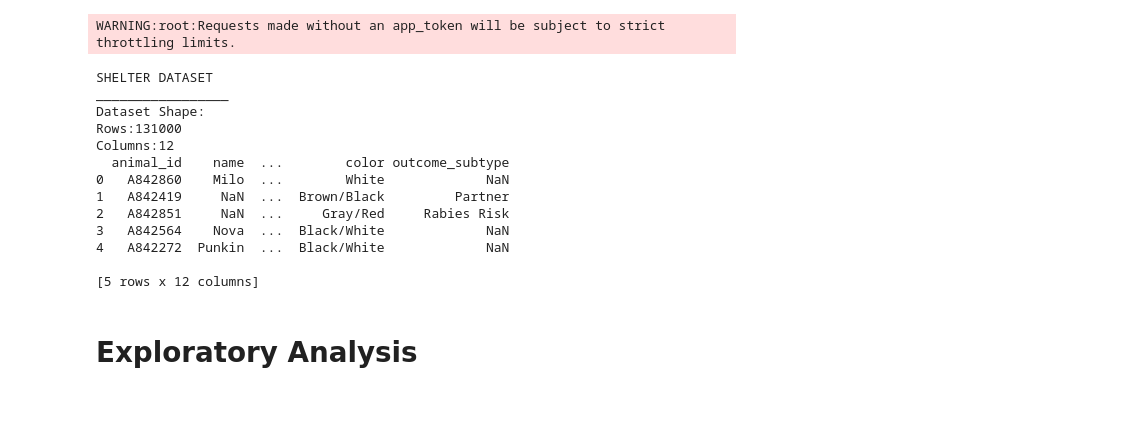
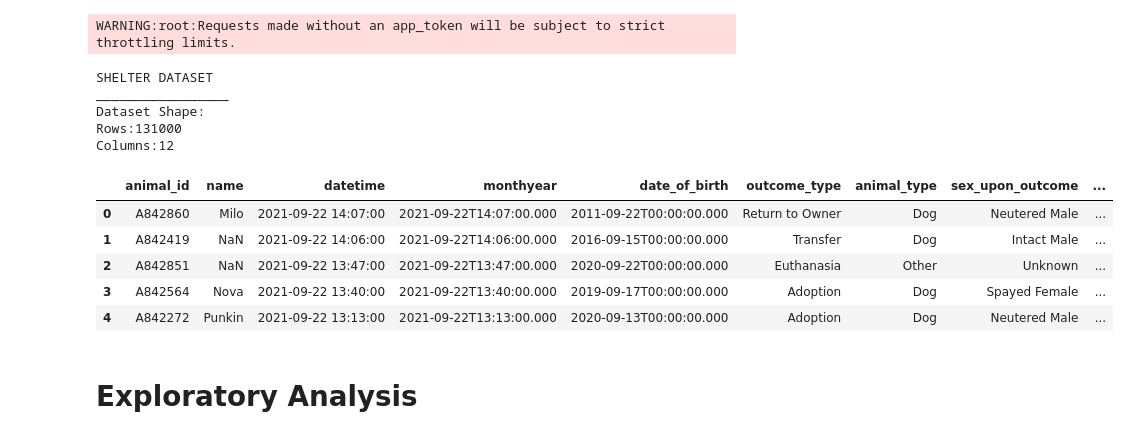
Before and after one commit to paulobueno90/Forecasting-Time-Series-with-Prophet, a Jupyter notebook: Animal_Shelter.ipynb, the cells around one changed output. Saved outputs shown, nothing was run; the diff lists cells and outputs as text; code cells hidden in the pictures; blank space fills up the shorter version.

```diff
--- a/Animal_Shelter.ipynb
+++ b/Animal_Shelter.ipynb
@@ -67,35 +81,33 @@ sns.set_theme(style="whitegrid", font_scale=1.4)
 # %%
 # import shelter official API
 from sodapy import Socrata
 
 # Connecting to the API
 client = Socrata("data.austintexas.gov", None)
 results = client.get("9t4d-g238", limit=131000)
 
 # Convert to pandas DataFrame
 df = pd.DataFrame.from_records(results)
 df['datetime'] = pd.to_datetime(df['datetime'], format="%Y-%m-%d %H:%M")
 
 print("\nSHELTER DATASET")
 print("_________________")
 print(f"Dataset Shape:\nRows:{df.shape[0]}\nColumns:{df.shape[1]}")
-
-print(df.head())
+print('\n\n')
+df.head()
 # %% [output]
 WARNING:root:Requests made without an app_token will be subject to strict throttling limits.
 SHELTER DATASET
 _________________
 Dataset Shape:
 Rows:131000
 Columns:12
-  animal_id    name  ...        color outcome_subtype
-0   A842860    Milo  ...        White             NaN
-1   A842419     NaN  ...  Brown/Black         Partner
-2   A842851     NaN  ...     Gray/Red     Rabies Risk
-3   A842564    Nova  ...  Black/White             NaN
-4   A842272  Punkin  ...  Black/White             NaN
-
-[5 rows x 12 columns]
+|  | animal_id | name | datetime | monthyear | date_of_birth | outcome_type | animal_type | sex_upon_outcome | ... |
+| 0 | A842860 | Milo | 2021-09-22 14:07:00 | 2021-09-22T14:07:00.000 | 2011-09-22T00:00:00.000 | Return to Owner | Dog | Neutered Male | ... |
+| 1 | A842419 | NaN | 2021-09-22 14:06:00 | 2021-09-22T14:06:00.000 | 2016-09-15T00:00:00.000 | Transfer | Dog | Intact Male | ... |
+| 2 | A842851 | NaN | 2021-09-22 13:47:00 | 2021-09-22T13:47:00.000 | 2020-09-22T00:00:00.000 | Euthanasia | Other | Unknown | ... |
+| 3 | A842564 | Nova | 2021-09-22 13:40:00 | 2021-09-22T13:40:00.000 | 2019-09-17T00:00:00.000 | Adoption | Dog | Spayed Female | ... |
+| 4 | A842272 | Punkin | 2021-09-22 13:13:00 | 2021-09-22T13:13:00.000 | 2020-09-13T00:00:00.000 | Adoption | Dog | Neutered Male | ... |
 # %% [markdown]
 # Exploratory Analysis
 # %%
```
Also changed, not shown: parts of 5 cells of this notebook.
